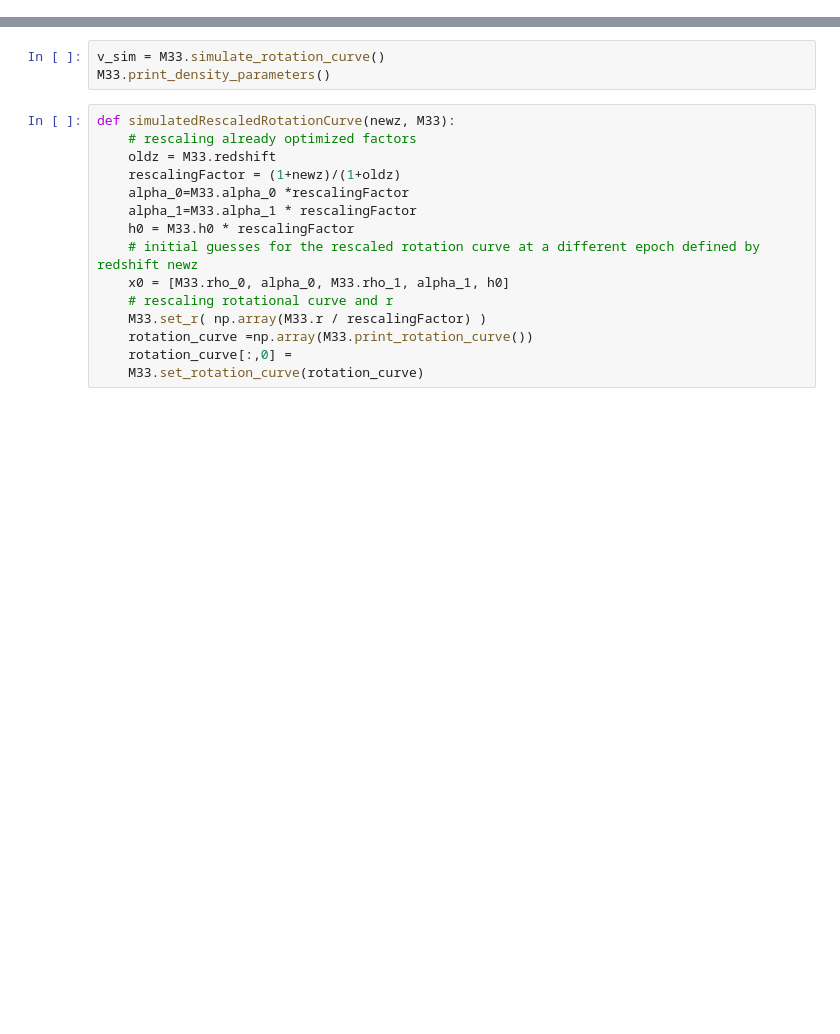
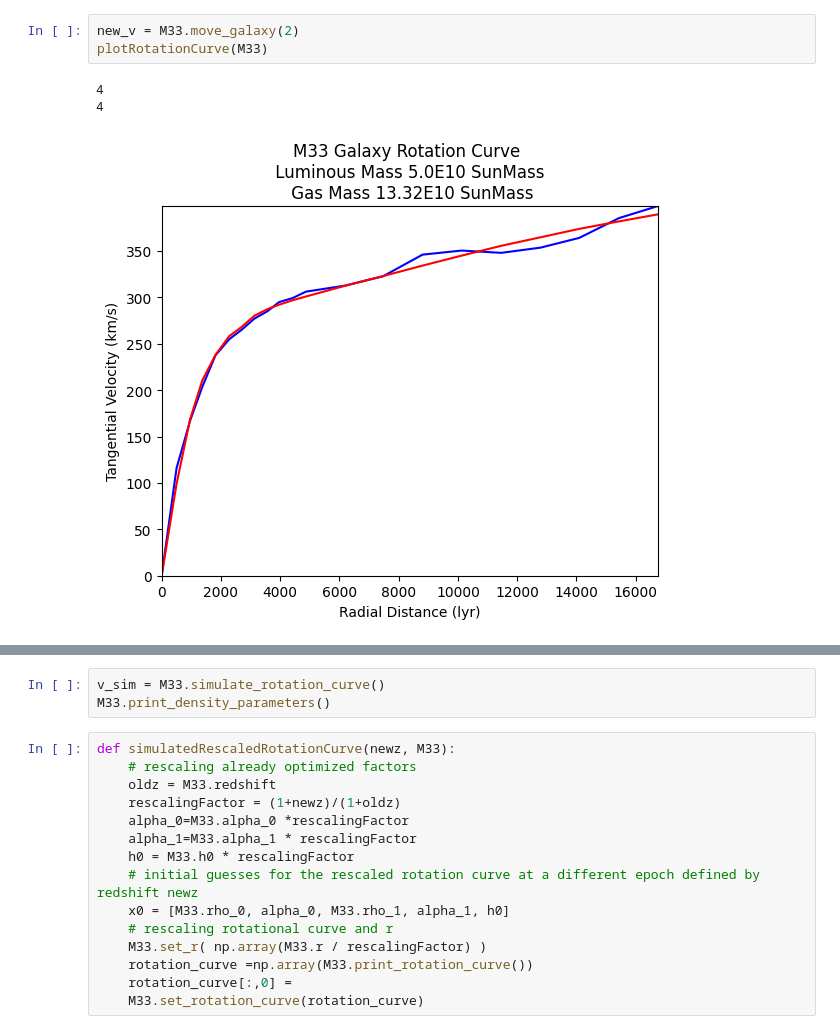
Before and after one commit to ny2292000/HU_GalaxyPackage, a Jupyter notebook: notebooks/HU_Galaxy_Notebook.ipynb, the cells around one changed output, grey strips where cells are left out. Cells and saved outputs as stored; diff of their text form; blank space fills up the shorter version.

```diff
--- a/notebooks/HU_Galaxy_Notebook.ipynb
+++ b/notebooks/HU_Galaxy_Notebook.ipynb
@@ -195,0 +76,7 @@ plotRotationCurve(M33)
+# %%
+new_v = M33.move_galaxy(2)
+plotRotationCurve(M33)
+# %% [output]
+4
+4
+[figure, added]
```
Also changed, not shown: parts of 19 cells of this notebook, 20 other files.
